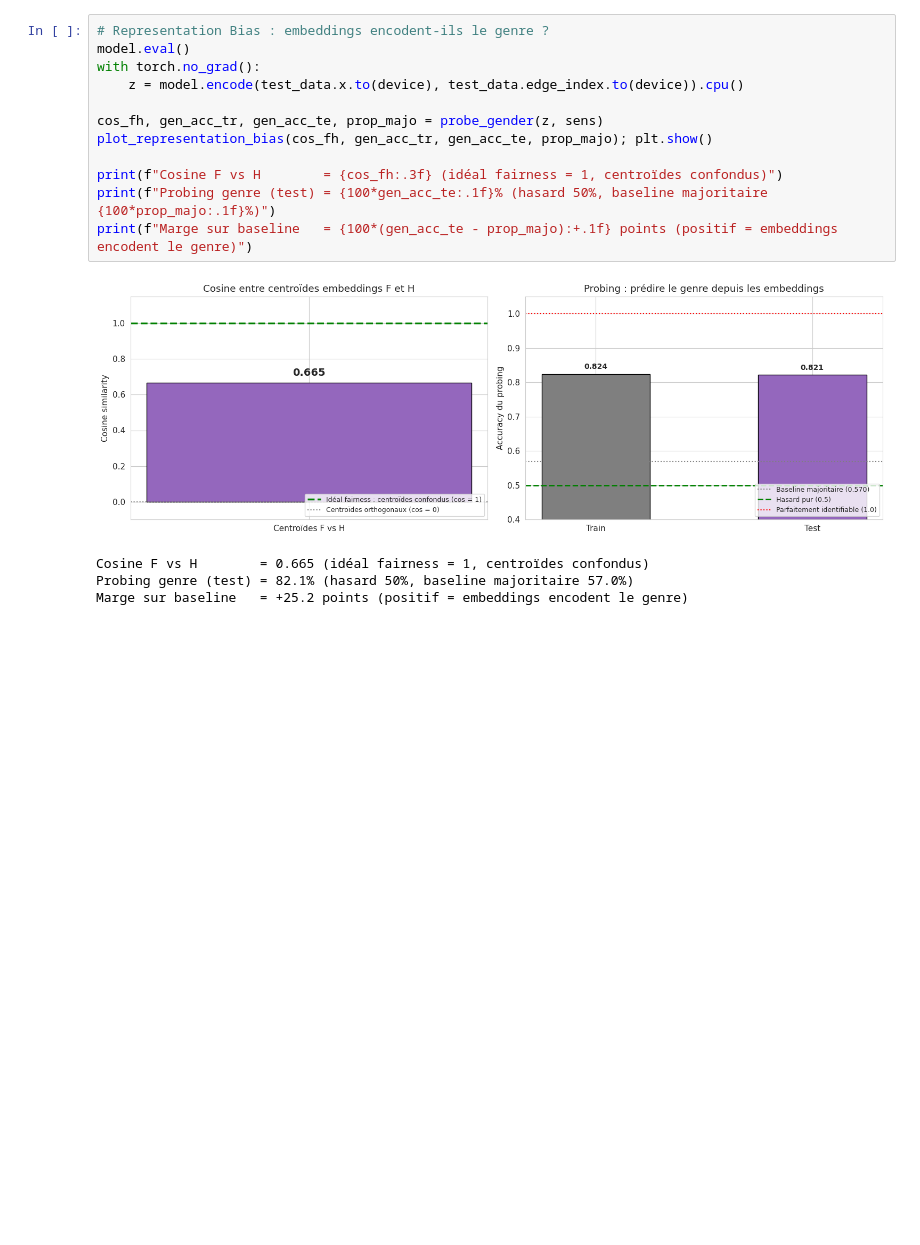
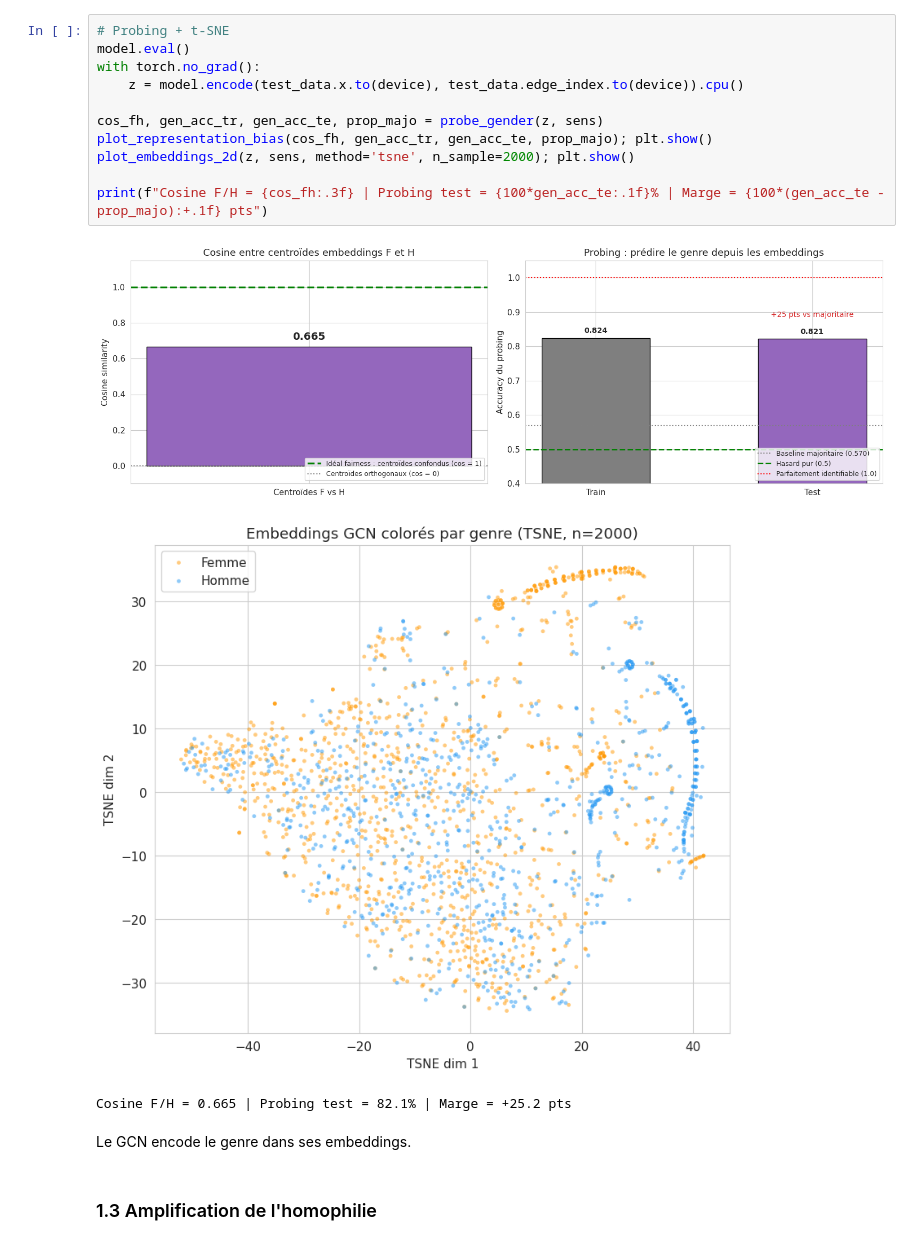
Before and after one commit to inptensib/IA-DATA708, a Jupyter notebook: notebooks/02_pipeline.ipynb, the cells around one changed output. Saved outputs shown, nothing was run; the diff lists cells and outputs as text; blank space fills up the shorter version.

```diff
--- a/notebooks/02_pipeline.ipynb
+++ b/notebooks/02_pipeline.ipynb
@@ -119,18 +154,20 @@ DI brut  = 0.930 (règle 80% : DI >= 0.80 = fair)
 # %%
-# Representation Bias : embeddings encodent-ils le genre ?
+# Probing + t-SNE
 model.eval()
 with torch.no_grad():
     z = model.encode(test_data.x.to(device), test_data.edge_index.to(device)).cpu()
 
 cos_fh, gen_acc_tr, gen_acc_te, prop_majo = probe_gender(z, sens)
 plot_representation_bias(cos_fh, gen_acc_tr, gen_acc_te, prop_majo); plt.show()
+plot_embeddings_2d(z, sens, method='tsne', n_sample=2000); plt.show()
 
-print(f"Cosine F vs H        = {cos_fh:.3f} (idéal fairness = 1, centroïdes confondus)")
-print(f"Probing genre (test) = {100*gen_acc_te:.1f}% (hasard 50%, baseline majoritaire {100*prop_majo:.1f}%)")
-print(f"Marge sur baseline   = {100*(gen_acc_te - prop_majo):+.1f} points (positif = embeddings encodent le genre)")
+print(f"Cosine F/H = {cos_fh:.3f} | Probing test = {100*gen_acc_te:.1f}% | Marge = {100*(gen_acc_te - prop_majo):+.1f} pts")
 # %% [output]
-[figure, old version]
+[figure, new version]
+[figure, added]
-Cosine F vs H        = 0.665 (idéal fairness = 1, centroïdes confondus)
-Probing genre (test) = 82.1% (hasard 50%, baseline majoritaire 57.0%)
-Marge sur baseline   = +25.2 points (positif = embeddings encodent le genre)
+Cosine F/H = 0.665 | Probing test = 82.1% | Marge = +25.2 pts
+# %% [markdown]
+Le GCN encode le genre dans ses embeddings.
+# %% [markdown]
+### 1.3 Amplification de l'homophilie
 # %%
```
Also changed, not shown: parts of 50 cells of this notebook, 5 other files.
